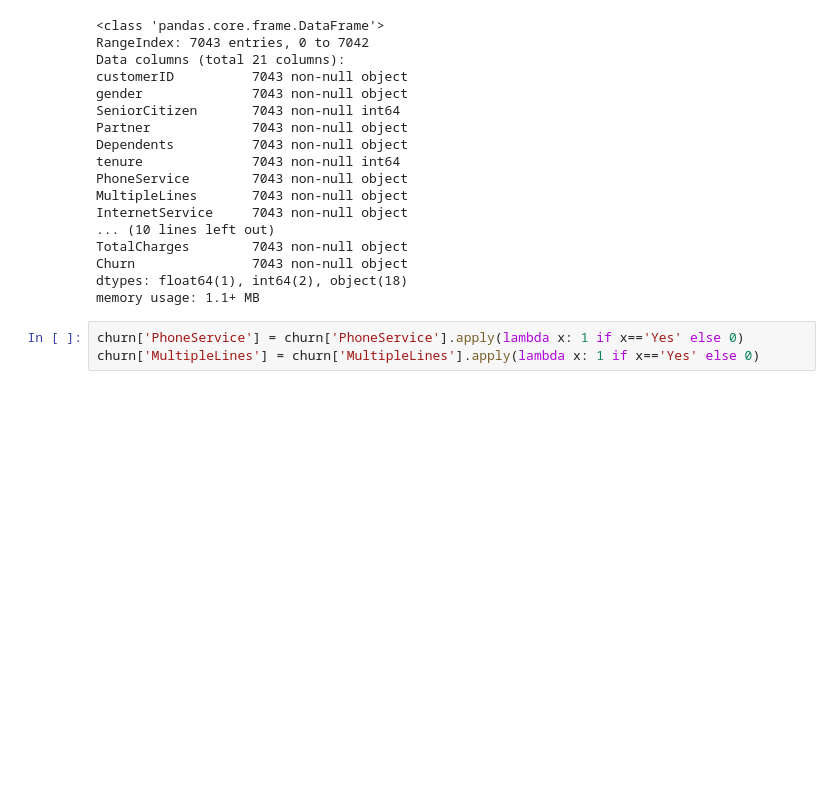
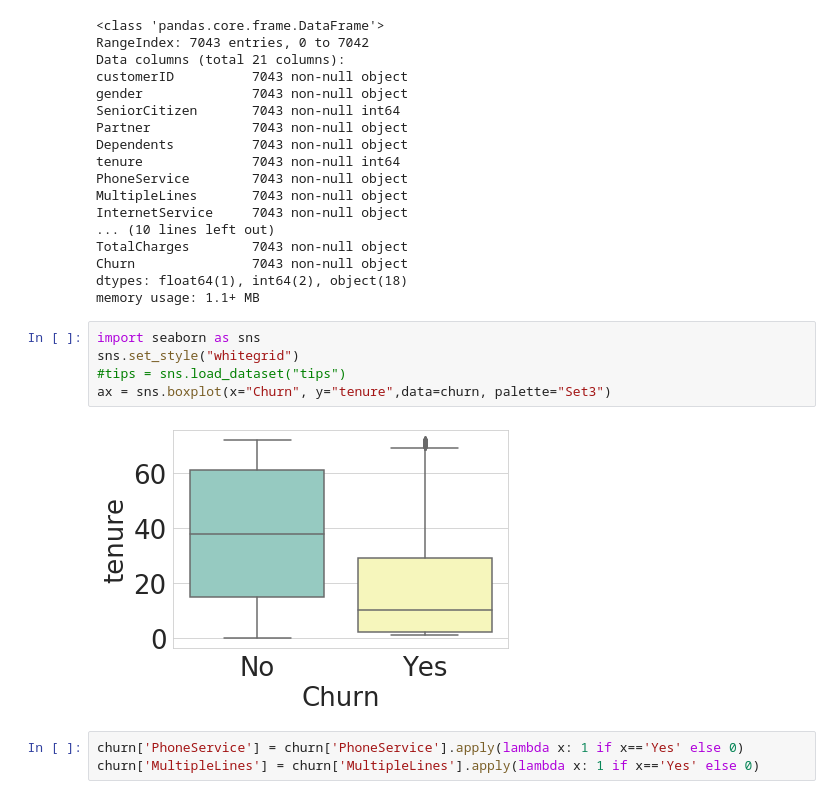
Before and after one commit to McGill-MMA-EnterpriseAnalytics/FlamesChurn, a Jupyter notebook: churn_causal_analysis.ipynb, the cells around one changed output. Saved outputs shown, nothing was run; the diff lists cells and outputs as text; blank space fills up the shorter version.

Commit message:
Created box-plot for tenure vs churn

```diff
--- a/churn_causal_analysis.ipynb
+++ b/churn_causal_analysis.ipynb
@@ -40,6 +40,13 @@ TotalCharges        7043 non-null object
 Churn               7043 non-null object
 dtypes: float64(1), int64(2), object(18)
 memory usage: 1.1+ MB
+# %%
+import seaborn as sns
+sns.set_style("whitegrid")
+#tips = sns.load_dataset("tips")
+ax = sns.boxplot(x="Churn", y="tenure",data=churn, palette="Set3")
+# %% [output]
+[figure, added]
 # %%
 churn['PhoneService'] = churn['PhoneService'].apply(lambda x: 1 if x=='Yes' else 0)
 churn['MultipleLines'] = churn['MultipleLines'].apply(lambda x: 1 if x=='Yes' else 0)
```
Also changed, not shown: parts of 2 cells of this notebook.
